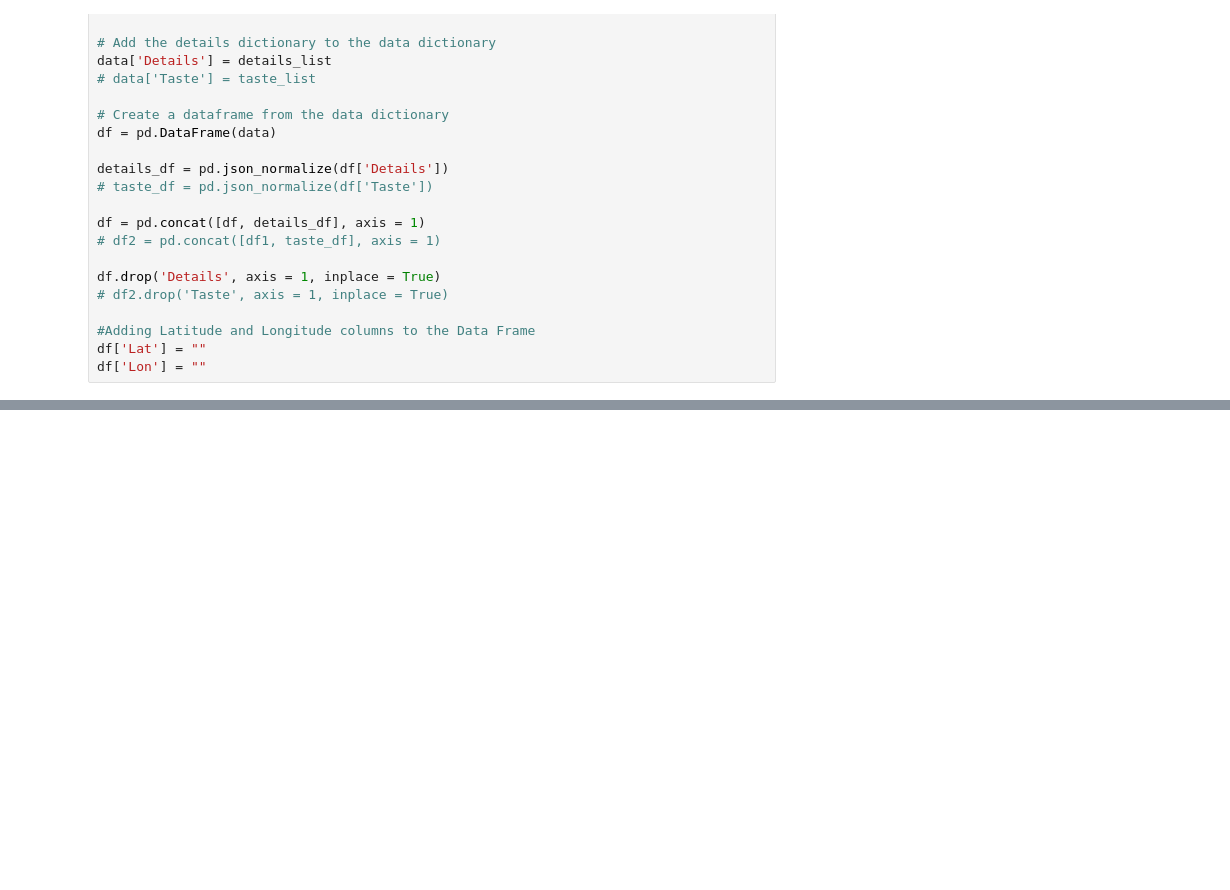
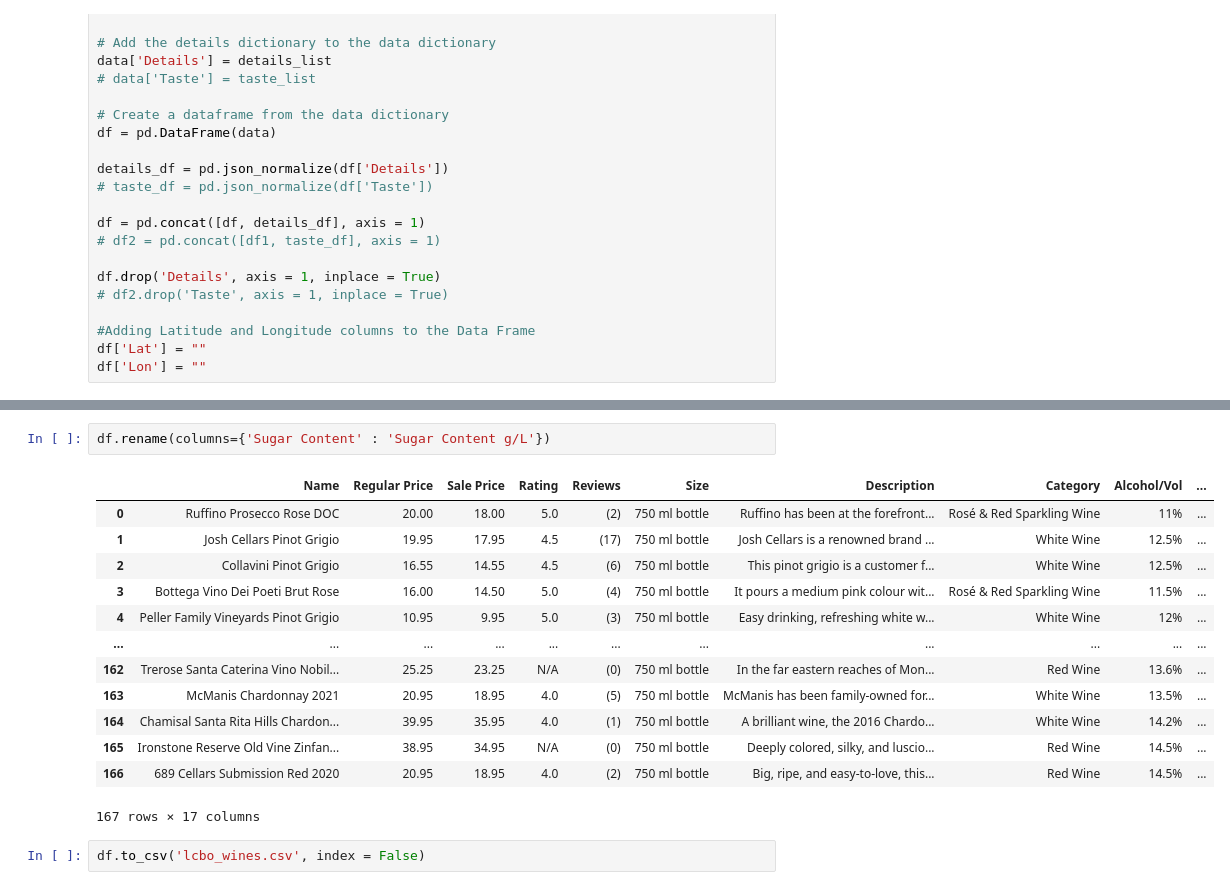
Before and after one commit to domoto86/lcbo-project-3, a Jupyter notebook: LCBO-Project_3.ipynb, the cells around one changed output, grey strips where cells are left out. Drawn from its saved outputs; the diff is of its cells as text; blank space fills up the shorter version.

```diff
--- a/LCBO-Project_3.ipynb
+++ b/LCBO-Project_3.ipynb
@@ -306,0 +305,18 @@ df.to_csv('lcbo_wines.csv', index = False)
+# %%
+df.rename(columns={'Sugar Content' : 'Sugar Content g/L'})
+# %% [output]
+|  | Name | Regular Price | Sale Price | Rating | Reviews | Size | Description | Category | Alcohol/Vol | ... |
+| 0 | Ruffino Prosecco Rose DOC | 20.00 | 18.00 | 5.0 | (2) | 750 ml bottle | Ruffino has been at the forefront... | Rosé & Red Sparkling Wine | 11% | ... |
+| 1 | Josh Cellars Pinot Grigio | 19.95 | 17.95 | 4.5 | (17) | 750 ml bottle | Josh Cellars is a renowned brand ... | White Wine | 12.5% | ... |
+| 2 | Collavini Pinot Grigio | 16.55 | 14.55 | 4.5 | (6) | 750 ml bottle | This pinot grigio is a customer f... | White Wine | 12.5% | ... |
+| 3 | Bottega Vino Dei Poeti Brut Rose | 16.00 | 14.50 | 5.0 | (4) | 750 ml bottle | It pours a medium pink colour wit... | Rosé & Red Sparkling Wine | 11.5% | ... |
+| 4 | Peller Family Vineyards Pinot Grigio | 10.95 | 9.95 | 5.0 | (3) | 750 ml bottle | Easy drinking, refreshing white w... | White Wine | 12% | ... |
+| ... | ... | ... | ... | ... | ... | ... | ... | ... | ... | ... |
+| 162 | Trerose Santa Caterina Vino Nobil... | 25.25 | 23.25 | N/A | (0) | 750 ml bottle | In the far eastern reaches of Mon... | Red Wine | 13.6% | ... |
+| 163 | McManis Chardonnay 2021 | 20.95 | 18.95 | 4.0 | (5) | 750 ml bottle | McManis has been family-owned for... | White Wine | 13.5% | ... |
+| 164 | Chamisal Santa Rita Hills Chardon... | 39.95 | 35.95 | 4.0 | (1) | 750 ml bottle | A brilliant wine, the 2016 Chardo... | White Wine | 14.2% | ... |
+| 165 | Ironstone Reserve Old Vine Zinfan... | 38.95 | 34.95 | N/A | (0) | 750 ml bottle | Deeply colored, silky, and luscio... | Red Wine | 14.5% | ... |
+| 166 | 689 Cellars Submission Red 2020 | 20.95 | 18.95 | 4.0 | (2) | 750 ml bottle | Big, ripe, and easy-to-love, this... | Red Wine | 14.5% | ... |
+167 rows × 17 columns
+# %%
+df.to_csv('lcbo_wines.csv', index = False)
```
Also changed, not shown: parts of 11 cells of this notebook.
